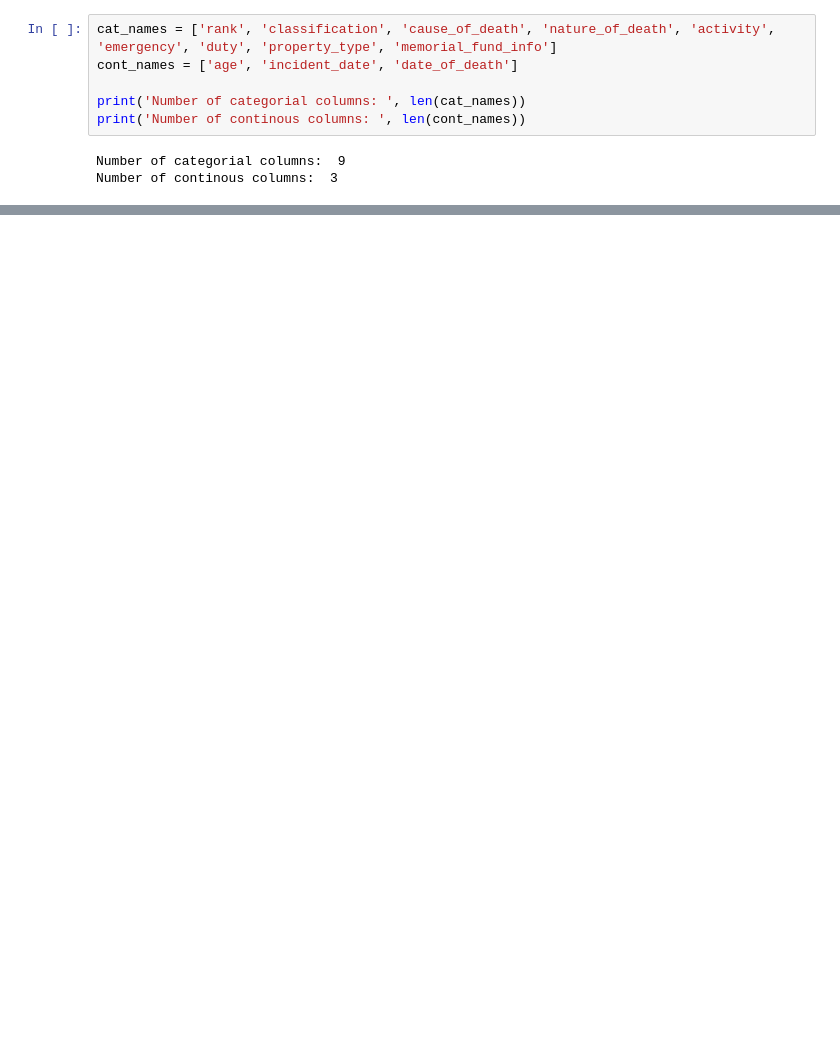
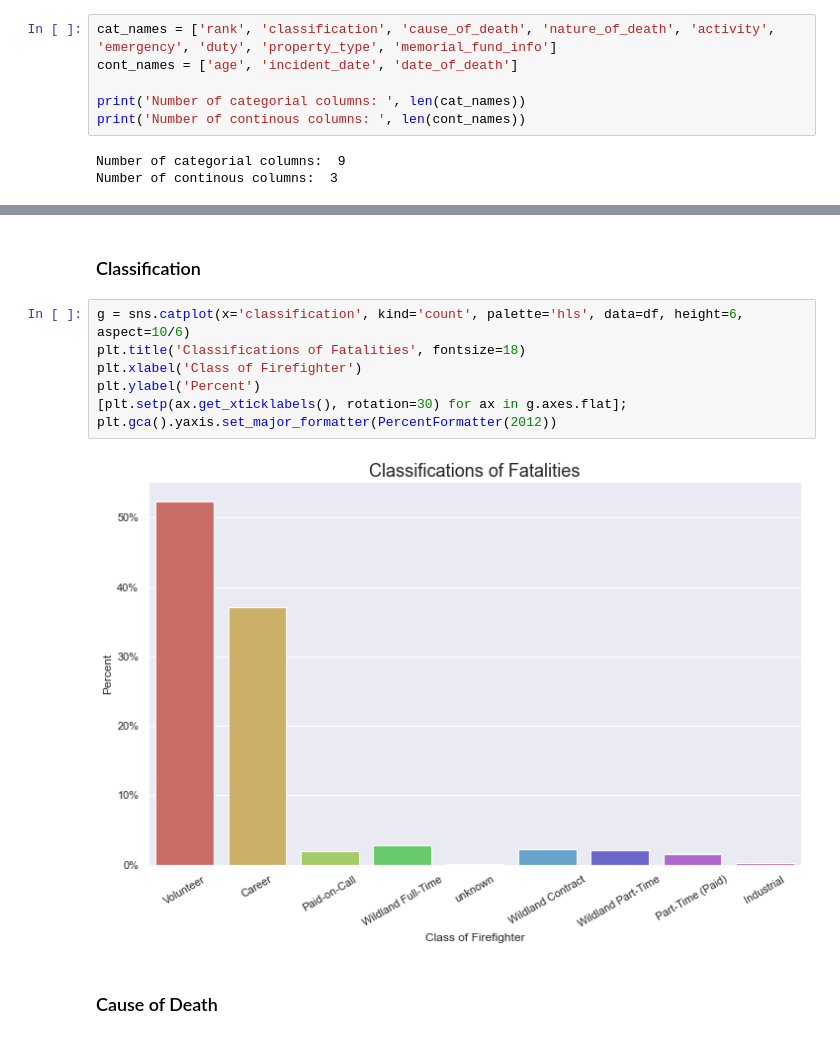
Before and after one commit to abcjamesjordan/firefigher_fatalities, a Jupyter notebook: ff_analysis.ipynb, the cells around one changed output, grey strips where cells are left out. Saved outputs shown, nothing was run; the diff lists cells and outputs as text; blank space fills up the shorter version.

```diff
--- a/ff_analysis.ipynb
+++ b/ff_analysis.ipynb
@@ -372,0 +363,13 @@ Doing a quick value counts shows over 287 "unique" ranks. Let's try to conslidat
+# %% [markdown]
+### Classification
+# %%
+g = sns.catplot(x='classification', kind='count', palette='hls', data=df, height=6, aspect=10/6)
+plt.title('Classifications of Fatalities', fontsize=18)
+plt.xlabel('Class of Firefighter')
+plt.ylabel('Percent')
+[plt.setp(ax.get_xticklabels(), rotation=30) for ax in g.axes.flat];
+plt.gca().yaxis.set_major_formatter(PercentFormatter(2012))
+# %% [output]
+[figure, added]
+# %% [markdown]
+### Cause of Death
```
Also changed, not shown: parts of 32 cells of this notebook.
